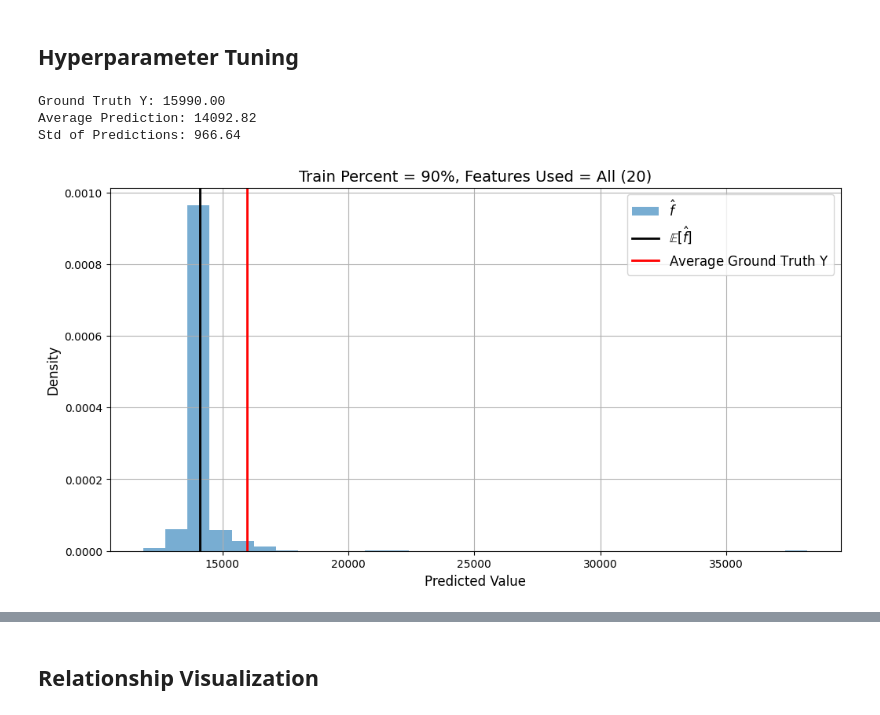
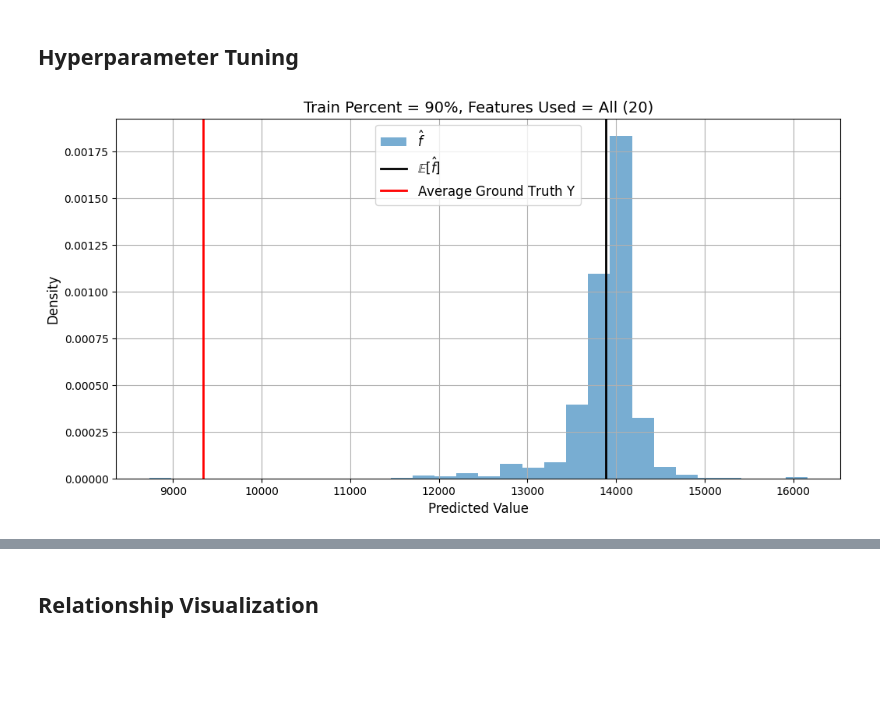
Before and after one commit to ndstt/01204314-65-Statistics-for-Computer-Engineering-Applications, a Jupyter notebook: final_project/part1/part1v2.ipynb, the cells around one changed output, grey strips where cells are left out. Cells and saved outputs as stored; diff of their text form; code cells hidden in the pictures; blank space fills up the shorter version.

```diff
--- a/final_project/part1/part1v2.ipynb
+++ b/final_project/part1/part1v2.ipynb
@@ -569,75 +570,71 @@ Fixing the ground truth using a reasonably well-performing model ensures a fair
 how predictions from other models deviate due to bias or variance.
 '''
 
+# 🔹 Fix randomness
+np.random.seed(42)
+random.seed(42)
+
 # 🔹 Parameters
 test_percent = 0.2
 train_percent = 0.9
 num_iterations = 1000
-num_features = len(input_vars)
+num_features = len(input_vars)  # ใช้ top N features ทั้งหมด
 
 # 🔹 Split
-main_X_train, X_test, main_y_train, y_test = train_test_split(X.iloc[:, :num_features], y, test_size=test_percent, random_state=42)
+main_X_train, X_test, main_y_train, y_test = train_test_split(
+    X.iloc[:, :num_features], y, test_size=test_percent, random_state=42
+)
 
 train_size = int(len(main_X_train) * train_percent)
 test_f_hat = np.zeros(num_iterations)
 ground_truth_y_list = []
 
-# ✅ Fix จุด ground truth ตลอดทั้ง iteration
+# ✅ Fix จุด ground truth 1 จุดสำหรับทุก iteration (เพื่อใช้วัด bias และ variance)
 ground_truth_idx = np.random.randint(len(y_test))
 ground_truth_y = y_test.iloc[ground_truth_idx]
 
 # 🔁 Iteration
 for i in range(num_iterations):
     rand_index = np.random.permutation(len(main_X_train))[:train_size]
     X_train_subset = main_X_train.iloc[rand_index]
     y_train_subset = main_y_train.iloc[rand_index]
 
-    model = DecisionTreeRegressor(max_depth=10, min_samples_split=5, random_state=42)  # max_depth ตรงนี้คือ default ที่ใช้เทียบ
+    model = DecisionTreeRegressor(max_depth=10, min_samples_split=5, random_state=42)  # mid-depth baseline
     model.fit(X_train_subset, y_train_subset)
     test_pred = model.predict(X_test)
 
     test_f_hat[i] = test_pred[ground_truth_idx]
     ground_truth_y_list.append(ground_truth_y)
 
 # 🔹 Evaluation
 test_E_f_hat = np.mean(test_f_hat)
 test_std = np.std(test_f_hat)
 
-print(f'Ground Truth Y: {ground_truth_y:.2f}')
-print(f'Average Prediction: {test_E_f_hat:.2f}')
-print(f'Std of Predictions: {test_std:.2f}')
+# กำหนด max height ของ histogram
+max_height = 1e-12  # ปรับให้เหมาะกับ scale ของ density (ลองปรับถ้าสูงไป/ต่ำไป)
+color = 'tab:blue'
+
+# สร้าง plot
+plt.figure(figsize=(12, 6))
+
+# 🔹 Plot distribution ของ f_hat
+plt.hist(test_f_hat, bins=30, density=True, color=color, alpha=0.6, label=r'$\hat{f}$')
+
+# 🔹 Plot ค่าคาดหวัง E[f_hat]
+plt.axvline(test_E_f_hat, color='k', linewidth=2.0, label=r'$\mathbb{E}[\hat{f}]$')
+
+# 🔹 Plot ค่าจริง ground_truth_y เฉลี่ย (เพราะสุ่มหลายรอบ)
+avg_ground_truth_y = np.mean(ground_truth_y_list)
+plt.axvline(avg_ground_truth_y, color='r', linewidth=2.0, label=r'$\mathrm{Average\ Ground\ Truth\ Y}$')
+
+# 🔹 ตกแต่ง plot
+plt.title(f'Train Percent = {train_percent*100:.0f}%, Features Used = All ({X.shape[1]})', fontsize=14)
+plt.legend(fontsize=12)
+plt.xlabel('Predicted Value', fontsize=12)
+plt.ylabel('Density', fontsize=12)
+plt.grid(True)
+
+plt.show()
 # %% [output]
-Ground Truth Y: 15990.00
-Average Prediction: 14092.82
-Std of Predictions: 966.64
+[figure, added]
-# %%
-import matplotlib.pyplot as plt
-
-# กำหนด max height ของ histogram
-max_height = 1e-12  # ปรับให้เหมาะกับ scale ของ density (ลองปรับถ้าสูงไป/ต่ำไป)
-color = 'tab:blue'
-
-# สร้าง plot
-plt.figure(figsize=(12, 6))
-
-# 🔹 Plot distribution ของ f_hat
-plt.hist(test_f_hat, bins=30, density=True, color=color, alpha=0.6, label=r'$\hat{f}$')
-
-# 🔹 Plot ค่าคาดหวัง E[f_hat]
-plt.axvline(test_E_f_hat, color='k', linewidth=2.0, label=r'$\mathbb{E}[\hat{f}]$')
-
-# 🔹 Plot ค่าจริง ground_truth_y เฉลี่ย (เพราะสุ่มหลายรอบ)
-avg_ground_truth_y = np.mean(ground_truth_y_list)
-plt.axvline(avg_ground_truth_y, color='r', linewidth=2.0, label=r'$\mathrm{Average\ Ground\ Truth\ Y}$')
-
-# 🔹 ตกแต่ง plot
-plt.title(f'Train Percent = {train_percent*100:.0f}%, Features Used = All ({X.shape[1]})', fontsize=14)
-plt.legend(fontsize=12)
-plt.xlabel('Predicted Value', fontsize=12)
-plt.ylabel('Density', fontsize=12)
-plt.grid(True)
-
-plt.show()
-# %% [output]
-[figure, removed]
 # %%
```
Also changed, not shown: parts of 10 cells of this notebook.
